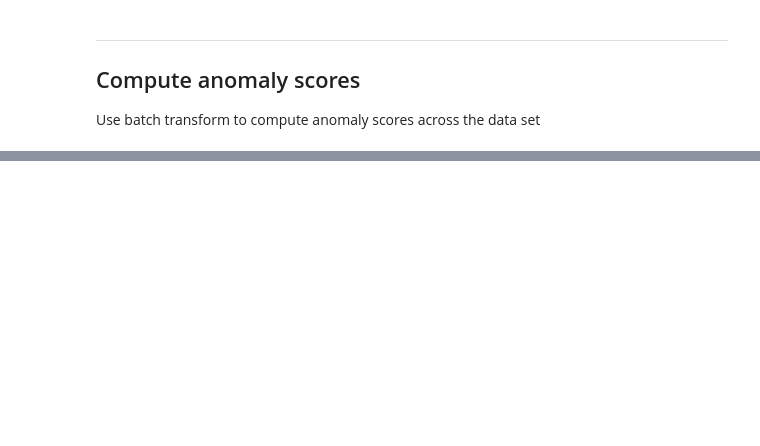
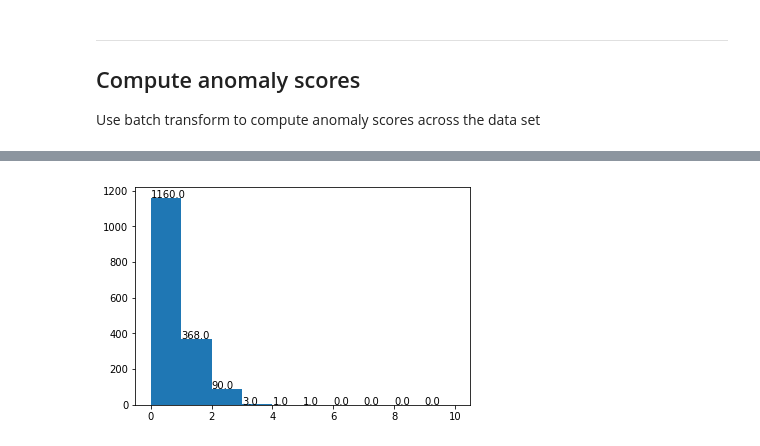
Before and after one commit to talasila/amazon-sagemaker-architecting-for-ml, a Jupyter notebook: vypin/ETL/data_prep_sreeni.ipynb, the cells around one changed output, grey strips where cells are left out. Saved outputs shown, nothing was run; the diff lists cells and outputs as text; code cells hidden in the pictures; blank space fills up the shorter version.

```diff
--- a/vypin/ETL/data_prep_sreeni.ipynb
+++ b/vypin/ETL/data_prep_sreeni.ipynb
@@ -248,0 +265,10 @@ INFO:sagemaker:Creating transform job with name: randomcutforest-2019-03-07-15-4
+# %%
+fraud_df = validation_data.loc[validation_data['isFraud'] == 1]
+
+arr = plt.hist(fraud_df['score'], scores_bins)
+
+for i in scores_bins:
+    if i < len(scores_bins) - 1:
+        plt.text(arr[1][i],arr[0][i],str(arr[0][i]))
+# %% [output]
+[figure, added]
```
Also changed, not shown: parts of 15 cells of this notebook.
